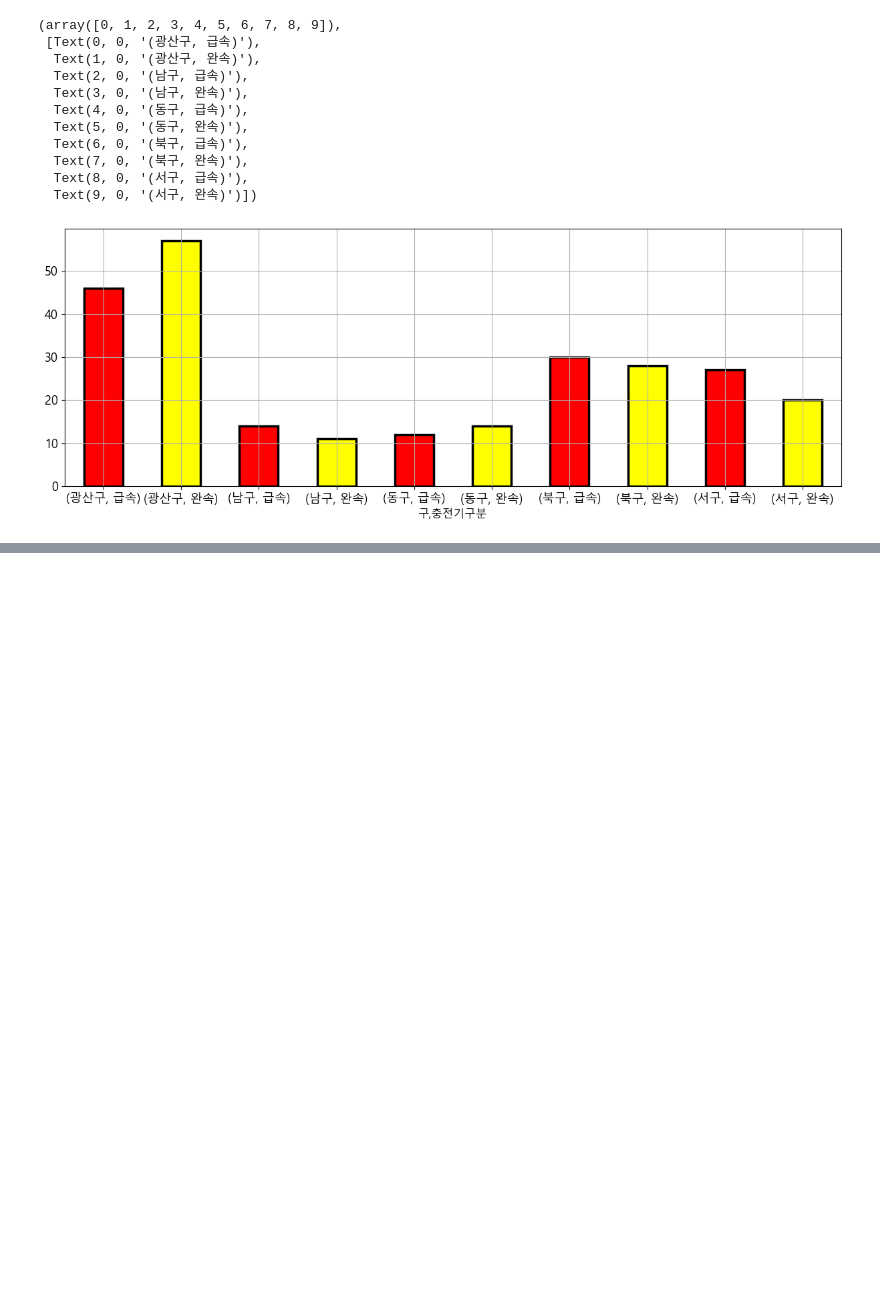
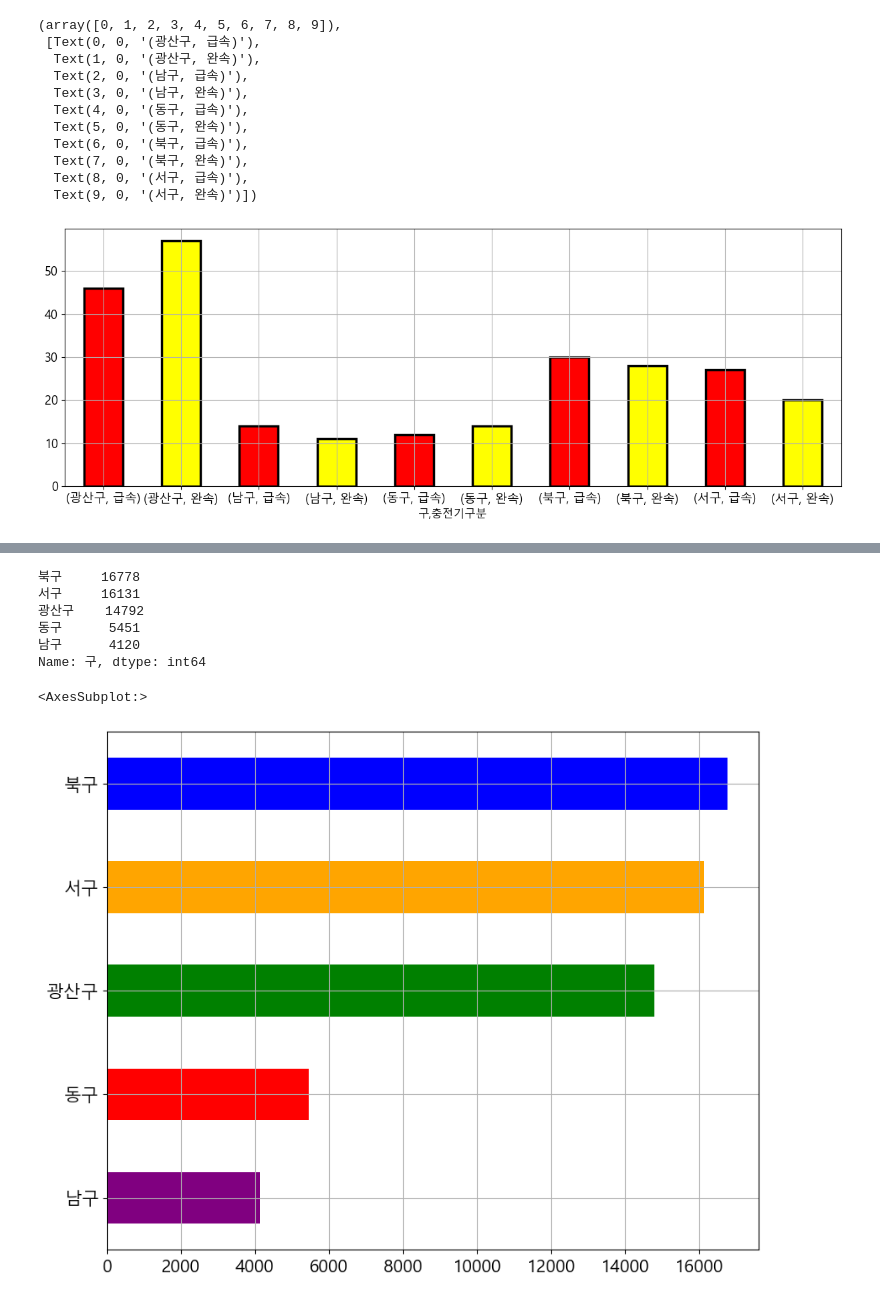
Before and after one commit to YooooSW/project_charge, a Jupyter notebook: chargerdata2020.ipynb, the cells around one changed output, grey strips where cells are left out. Saved outputs shown, nothing was run; the diff lists cells and outputs as text; code cells hidden in the pictures; blank space fills up the shorter version.

Commit message:
2020년도 광주광역시 충전소 가동 현황에서 가동 빈도 관련 데이터 추가하였습니다.

```diff
--- a/chargerdata2020.ipynb
+++ b/chargerdata2020.ipynb
@@ -418,0 +422,4 @@ plt.xticks(rotation = 360)
+# %%
+# 2020년도 광주광역시 자치구별 충전소 가동 상반기 하반기 데이터를 병합합니다.
+
+chargecountgj20_df = pd.concat([chardatagj2001_df, chardatagj2002_df])
@@ -418,0 +442,20 @@ plt.xticks(rotation = 360)
+# %%
+# 2020년도 전기차 충전소 사용 빈도 현황(광주 자치구 기준, 한국전력, 환경부)
+
+print(chargecountgj20_df['구'].value_counts())
+# %% [output]
+북구     16778
+서구     16131
+광산구    14792
+동구      5451
+남구      4120
+Name: 구, dtype: int64
+# %%
+# 2020년도 상반기 전기차 충전소 사용 빈도 시각화
+
+chargecountgj20_df = pd.value_counts(chargecountgj20_df['구'].values, sort=True, ascending = True)
+chargecountgj20_df.plot.barh()
+chargecountgj20_df.plot.barh(grid=True, color = ['purple', 'red', 'green', 'orange', 'blue'], figsize=(10,8), fontsize=15)
+# %% [output]
+<AxesSubplot:>
+[figure, added]
```
Also changed, not shown: parts of 2 cells of this notebook.
